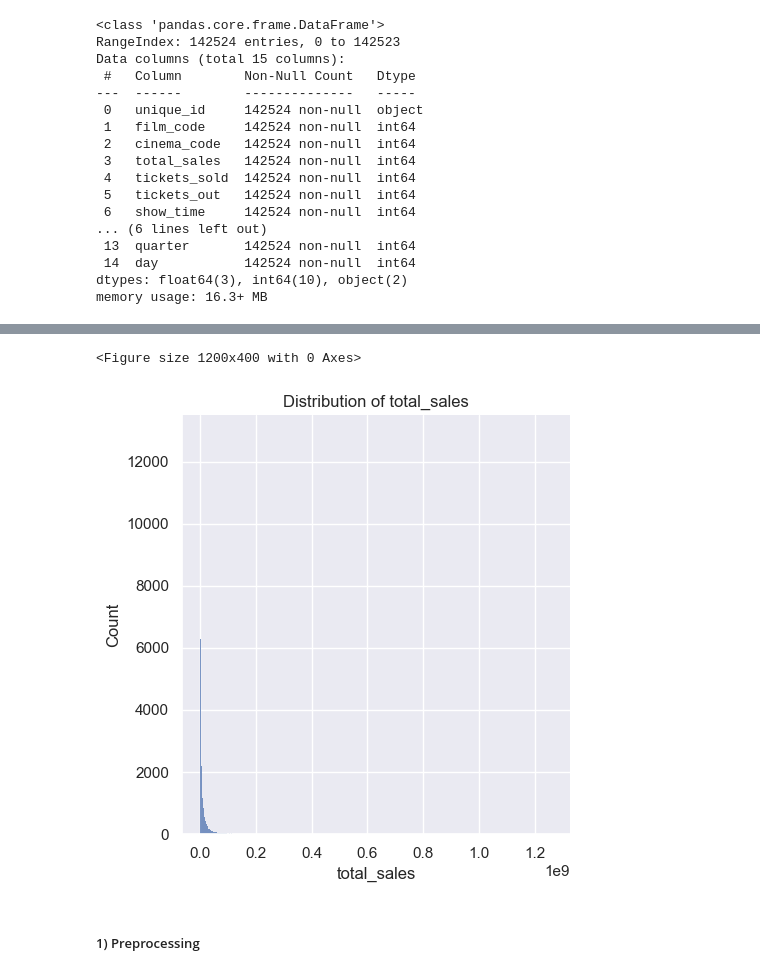
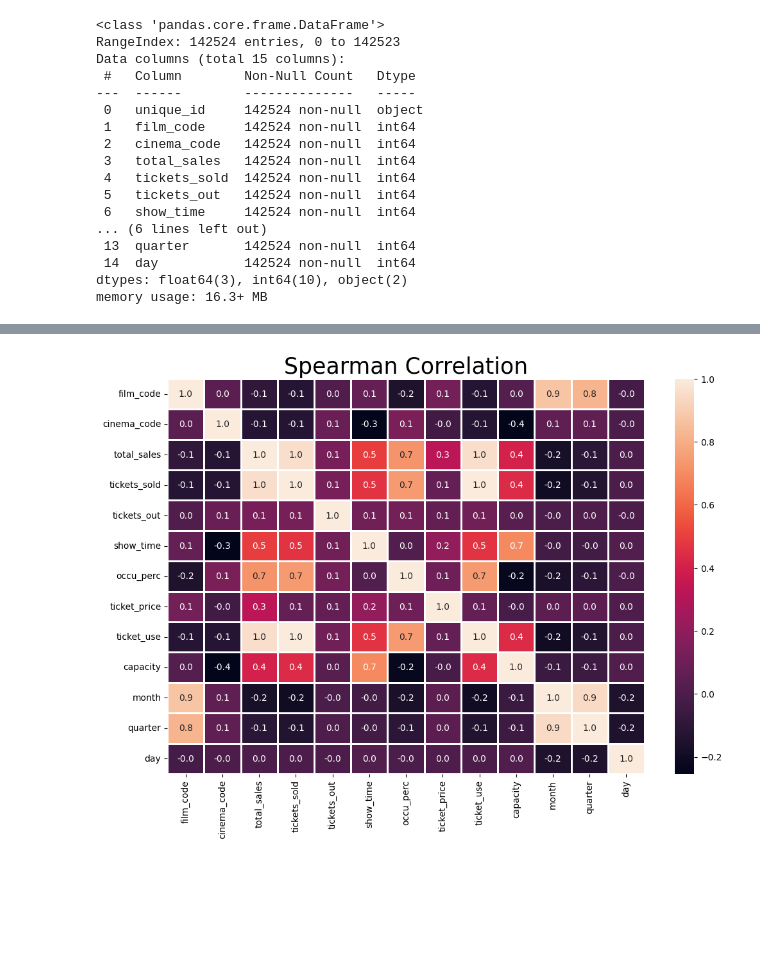
Before and after one commit to biniciobarrueco/SalesCinema, a Jupyter notebook: sales-cinema-model.ipynb, the cells around one changed output, grey strips where cells are left out. Cells and saved outputs as stored; diff of their text form; code cells hidden in the pictures; blank space fills up the shorter version.

```diff
--- a/sales-cinema-model.ipynb
+++ b/sales-cinema-model.ipynb
@@ -59,3 +59,15 @@ df.head()
+# %%
+plt.figure(figsize=(12, 8))
+sns.heatmap(df.corr(method='spearman'),
+            linewidths=1,
+            annot=True,
+            robust=True,
+            annot_kws={'size': 10},
+            fmt=".1f")
+plt.title('Spearman Correlation', fontsize=25)
+plt.show()
+# %% [output]
+[figure, added]
 # %%
 def nulls(df, df_name):
 
@@ -83,17 +104,0 @@ def duplicates(df, column):
-# %%
-def visual_distr(df, col):
-
-    variable=df[col].values
-    plt.figure(figsize=(12,4))
-    sns.displot(variable)
-    plt.title(f'Distribution of {col}')
-    plt.xlabel(f"{col}")
-
-    return plt.show()
-
-visual_distr(df,"total_sales")
-# %% [output]
-<Figure size 1200x400 with 0 Axes>
-[figure, removed]
-# %% [markdown]
-##### 1) Preprocessing
```
Also changed, not shown: parts of 16 cells of this notebook.
